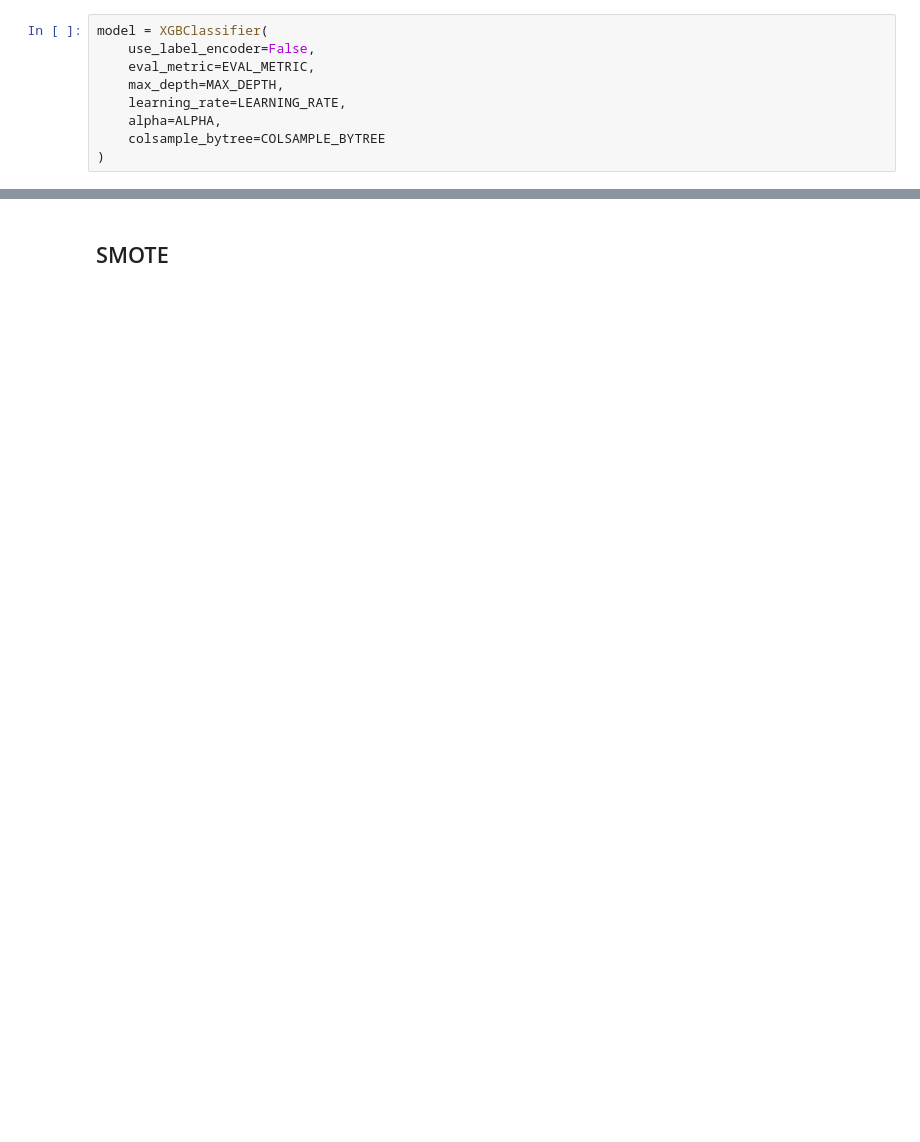
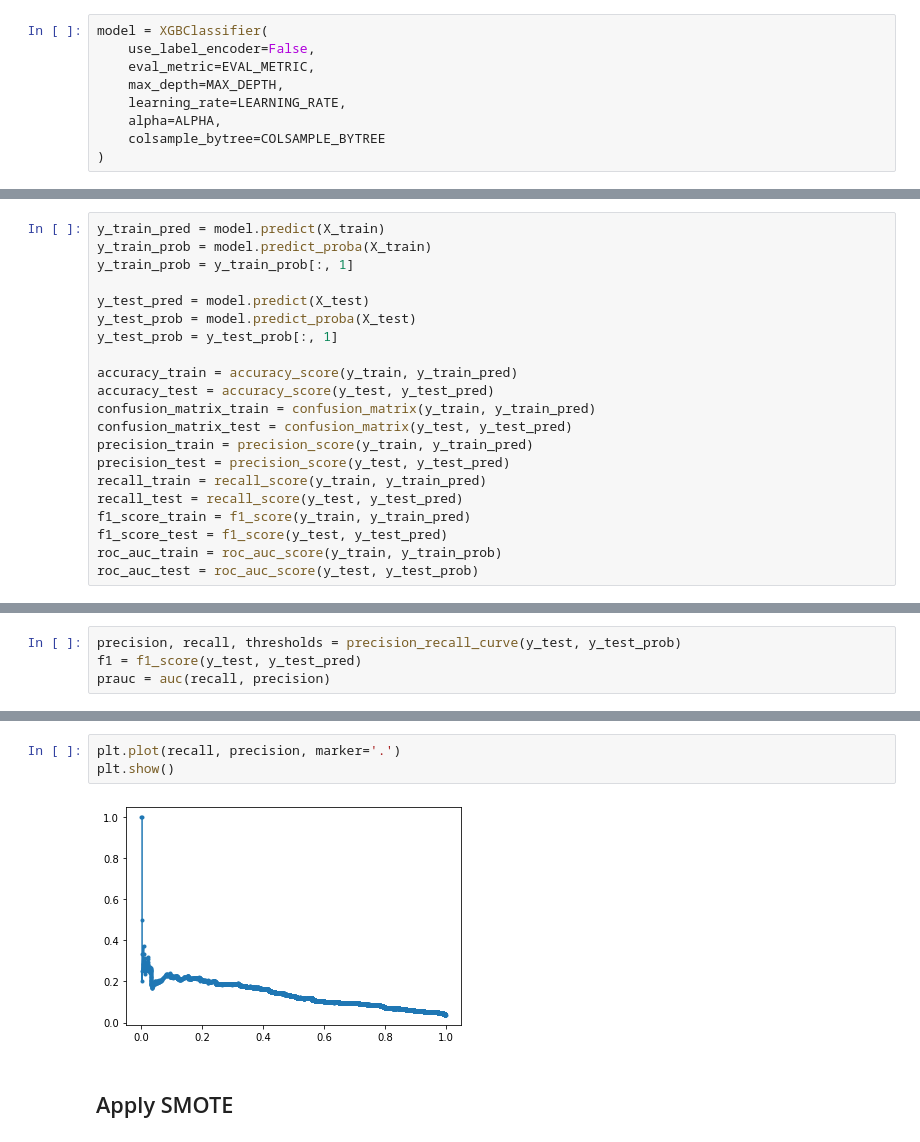
Before and after one commit to yukikitayama/machine-learning, a Jupyter notebook: imbalance-binary-classification/smote.ipynb, the cells around one changed output, grey strips where cells are left out. Saved outputs shown, nothing was run; the diff lists cells and outputs as text; blank space fills up the shorter version.

Commit message:
doing smote

```diff
--- a/imbalance-binary-classification/smote.ipynb
+++ b/imbalance-binary-classification/smote.ipynb
@@ -127,0 +208,21 @@ Test, accuracy: 100.0%, precision: 100.0%, recall: 100.0%, f1: 100.0%, auc: 100.
+# %%
+y_train_pred = model.predict(X_train)
+y_train_prob = model.predict_proba(X_train)
+y_train_prob = y_train_prob[:, 1]
+
+y_test_pred = model.predict(X_test)
+y_test_prob = model.predict_proba(X_test)
+y_test_prob = y_test_prob[:, 1]
+
+accuracy_train = accuracy_score(y_train, y_train_pred)
+accuracy_test = accuracy_score(y_test, y_test_pred)
+confusion_matrix_train = confusion_matrix(y_train, y_train_pred)
+confusion_matrix_test = confusion_matrix(y_test, y_test_pred)
+precision_train = precision_score(y_train, y_train_pred)
+precision_test = precision_score(y_test, y_test_pred)
+recall_train = recall_score(y_train, y_train_pred)
+recall_test = recall_score(y_test, y_test_pred)
+f1_score_train = f1_score(y_train, y_train_pred)
+f1_score_test = f1_score(y_test, y_test_pred)
+roc_auc_train = roc_auc_score(y_train, y_train_prob)
+roc_auc_test = roc_auc_score(y_test, y_test_prob)
@@ -127,0 +252,4 @@ Test, accuracy: 100.0%, precision: 100.0%, recall: 100.0%, f1: 100.0%, auc: 100.
+# %%
+precision, recall, thresholds = precision_recall_curve(y_test, y_test_prob)
+f1 = f1_score(y_test, y_test_pred)
+prauc = auc(recall, precision)
@@ -128,3 +262,8 @@ Test, accuracy: 100.0%, precision: 100.0%, recall: 100.0%, f1: 100.0%, auc: 100.
+# %%
+plt.plot(recall, precision, marker='.')
+plt.show()
+# %% [output]
+[figure, added]
 # %% [markdown]
-## SMOTE
+## Apply SMOTE
 # %%
```
Also changed, not shown: parts of 48 cells of this notebook, 1 other file.
